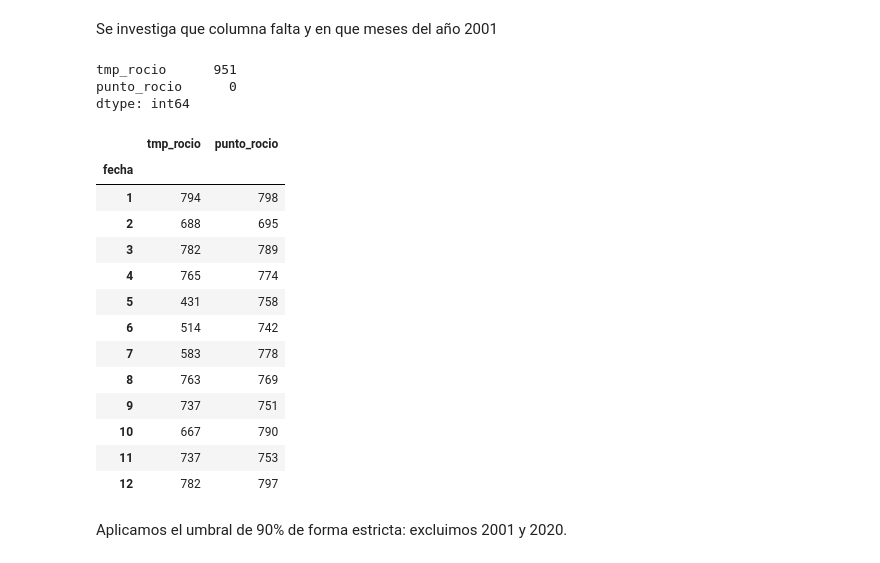
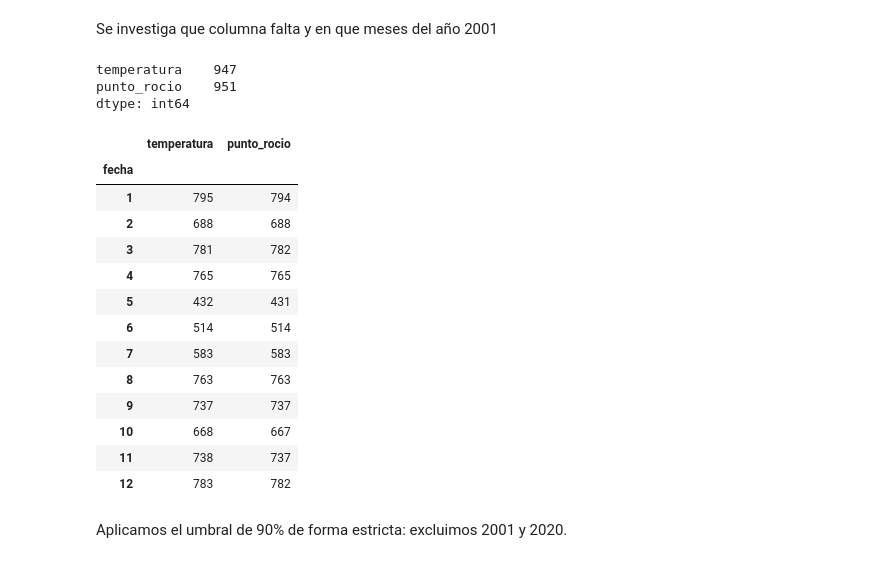
Before and after one commit to David-Sac/clima-iquitos, a Jupyter notebook: notebooks/01_exploracion.ipynb, the cells around one changed output. Cells and saved outputs as stored; diff of their text form; code cells hidden in the pictures.

```diff
--- a/notebooks/01_exploracion.ipynb
+++ b/notebooks/01_exploracion.ipynb
@@ -231,8 +231,8 @@ df[["tmp_rocio", "punto_rocio"]]
 | 274529 | +0230 | 1 |
 274530 rows × 2 columns
 # %%
-df["tmp_rocio"] = pd.to_numeric(df["tmp_rocio"])
-df["tmp_rocio"]
+df["punto_rocio"] = pd.to_numeric(df["punto_rocio"])
+df["punto_rocio"]
 # %% [output]
 0         241
 1         230
@@ -249,10 +249,10 @@ Name: tmp_rocio, Length: 274530, dtype: int64
 # %%
-df.loc[df["tmp_rocio"] == 9999, "tmp_rocio"] = None
+df.loc[df["punto_rocio"] == 9999, "punto_rocio"] = None
 # %%
-df.loc[df["punto_rocio"].isin(["2","3","6","7"]), "tmp_rocio"] = None
+df.loc[df["rocio_calidad"].isin(["2","3","6","7"]), "punto_rocio"] = None
 # %%
-df["tmp_rocio"] =  df["tmp_rocio"] / 10
-df["tmp_rocio"]
+df["punto_rocio"] =  df["punto_rocio"] / 10
+df["punto_rocio"]
 # %% [output]
 0         24.1
 1         23.0
@@ -518,28 +518,28 @@ comparacion
 Se investiga que columna falta y en que meses del año 2001
 # %%
 datos_2001 = df[df["anio"] == 2001]
-datos_2001[["tmp_rocio", "punto_rocio"]].isna().sum()
+datos_2001[["temperatura", "punto_rocio"]].isna().sum()
 # %% [output]
-tmp_rocio      951
-punto_rocio      0
+temperatura    947
+punto_rocio    951
 dtype: int64
 # %%
-datos_2001.groupby(datos_2001["fecha"].dt.month)[["tmp_rocio", "punto_rocio"]].count()
+datos_2001.groupby(datos_2001["fecha"].dt.month)[["temperatura", "punto_rocio"]].count()
 # %% [output]
-|  | tmp_rocio | punto_rocio |
+|  | temperatura | punto_rocio |
 | fecha |  |  |
-| 1 | 794 | 798 |
-| 2 | 688 | 695 |
-| 3 | 782 | 789 |
-| 4 | 765 | 774 |
-| 5 | 431 | 758 |
-| 6 | 514 | 742 |
-| 7 | 583 | 778 |
-| 8 | 763 | 769 |
-| 9 | 737 | 751 |
-| 10 | 667 | 790 |
-| 11 | 737 | 753 |
-| 12 | 782 | 797 |
+| 1 | 795 | 794 |
+| 2 | 688 | 688 |
+| 3 | 781 | 782 |
+| 4 | 765 | 765 |
+| 5 | 432 | 431 |
+| 6 | 514 | 514 |
+| 7 | 583 | 583 |
+| 8 | 763 | 763 |
+| 9 | 737 | 737 |
+| 10 | 668 | 667 |
+| 11 | 738 | 737 |
+| 12 | 783 | 782 |
 # %% [markdown]
 Aplicamos el umbral de 90% de forma estricta: excluimos 2001 y 2020.
 # %%
```
Also changed, not shown: parts of 16 cells of this notebook.
